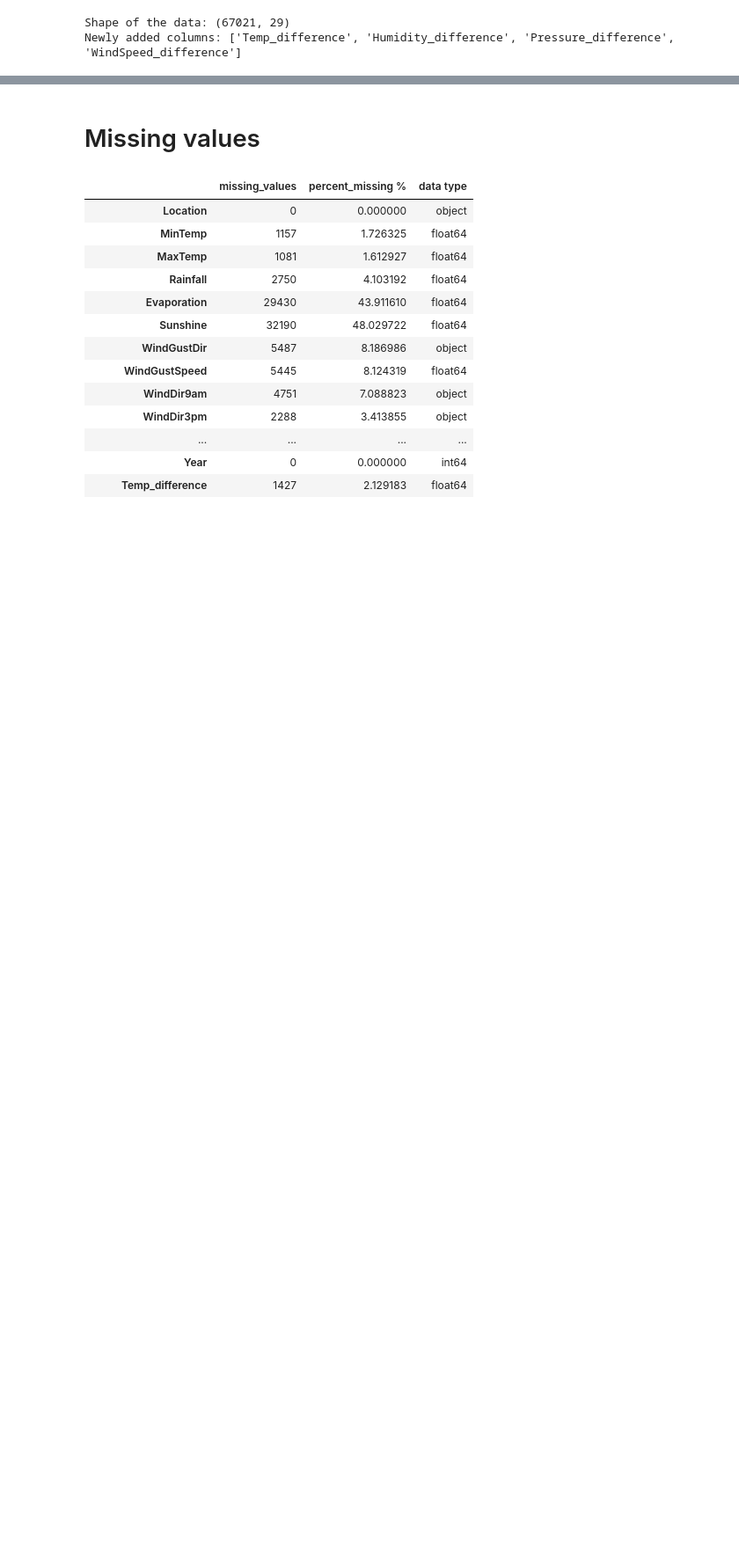
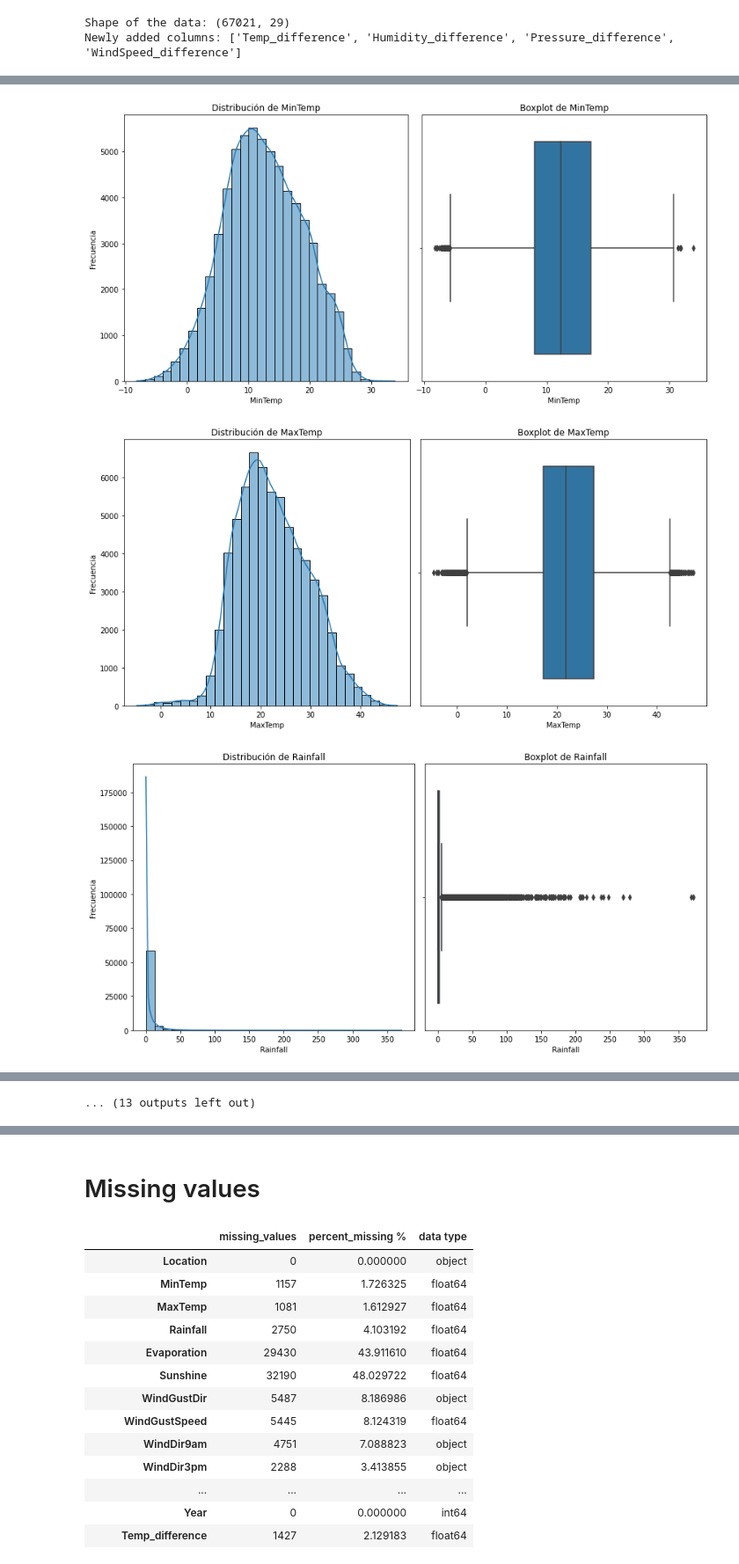
Before and after one commit to rogerbaiges/MLP-Model-Improvement-Project, a Jupyter notebook: src/MLP-improvement.ipynb, the cells around one changed output, grey strips where cells are left out. Shown at 88% size. Saved outputs shown, nothing was run; the diff lists cells and outputs as text; code cells hidden in the pictures; blank space fills up the shorter version.

```diff
--- a/src/MLP-improvement.ipynb
+++ b/src/MLP-improvement.ipynb
@@ -98,0 +138,28 @@ Newly added columns: ['Temp_difference', 'Humidity_difference', 'Pressure_differ
+# %%
+import matplotlib.pyplot as plt
+import seaborn as sns
+
+# Gráficos numéricos
+numeric_columns = rain_data.select_dtypes(include=['float64', 'int64']).columns
+
+for column in numeric_columns:
+    plt.figure(figsize=(12, 6))
+
+    # Histograma
+    plt.subplot(1, 2, 1)
+    sns.histplot(rain_data[column], bins=30, kde=True)
+    plt.title(f'Distribución de {column}')
+    plt.xlabel(column)
+    plt.ylabel('Frecuencia')
+
+    # Boxplot
+    plt.subplot(1, 2, 2)
+    sns.boxplot(x=rain_data[column])
+    plt.title(f'Boxplot de {column}')
+
+    plt.tight_layout()
+    plt.show()
+# %% [output]
+[figure, added]
+[figure, added]
+[figure, added]
@@ -98,0 +175 @@ Newly added columns: ['Temp_difference', 'Humidity_difference', 'Pressure_differ
+... (13 outputs left out)
```
Also changed, not shown: parts of 56 cells of this notebook, 3 other files.
